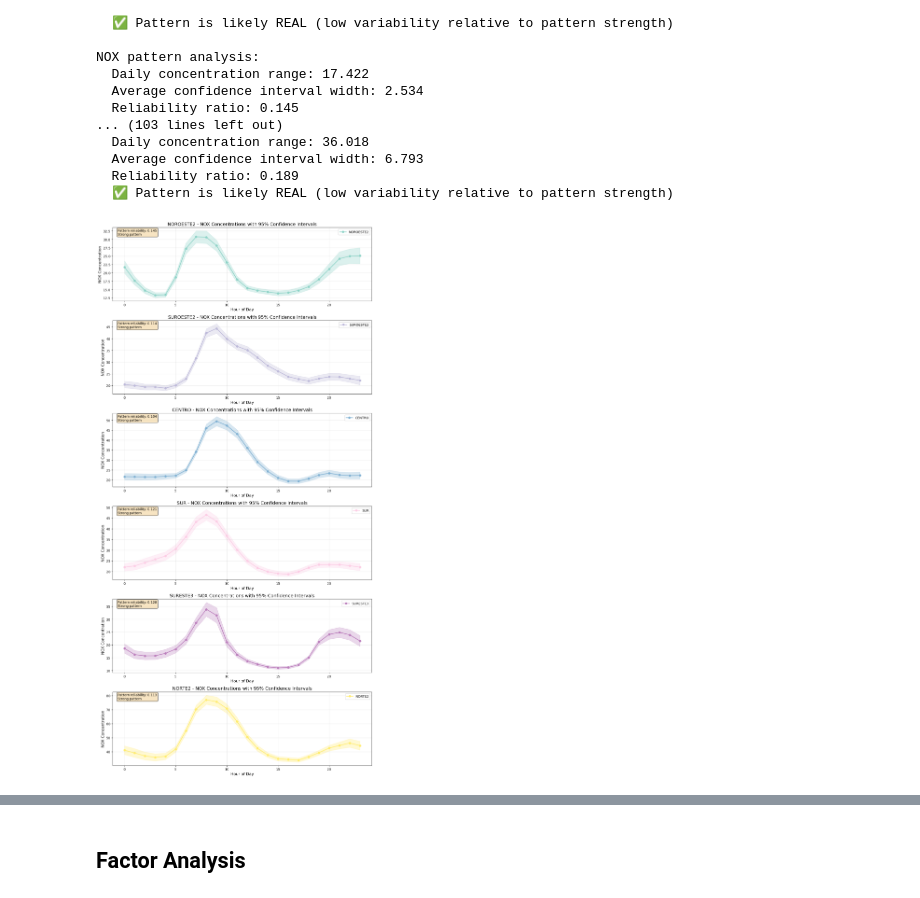
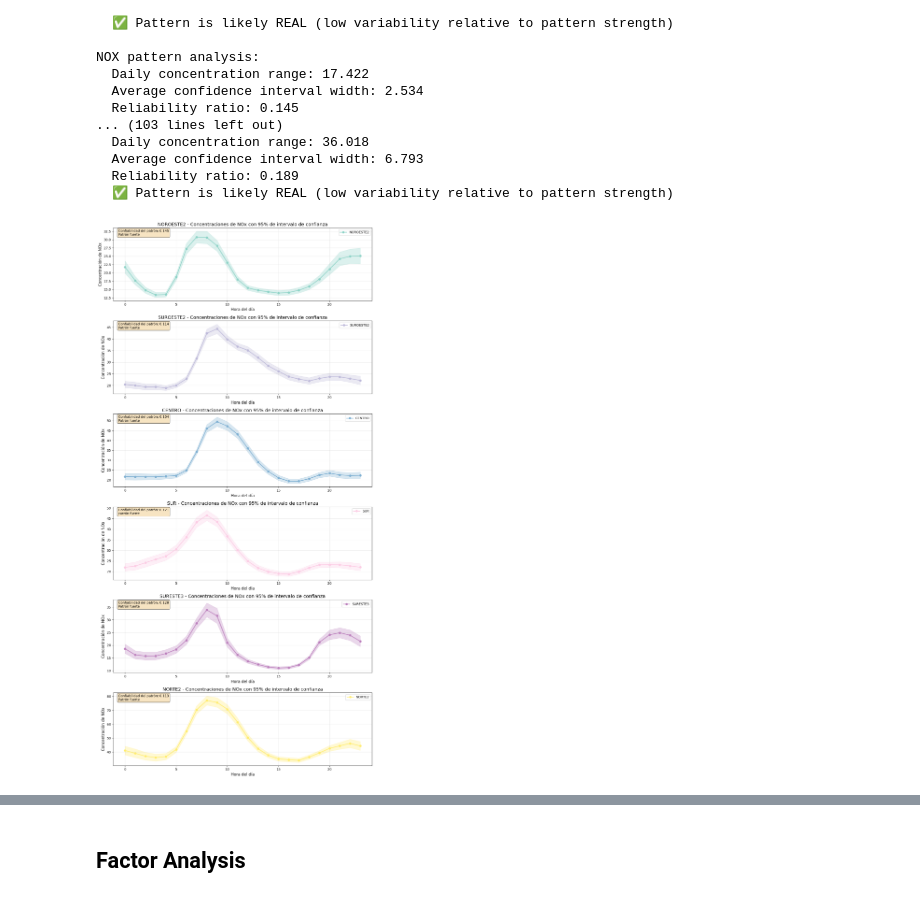
Before and after one commit to brbrbre/SIMA_Project_2, a Jupyter notebook: MA2003B_R_regression_analysis.ipynb, the cells around one changed output, grey strips where cells are left out. Cells and saved outputs as stored; diff of their text form; code cells hidden in the pictures.

```diff
--- a/MA2003B_R_regression_analysis.ipynb
+++ b/MA2003B_R_regression_analysis.ipynb
@@ -1042,44 +1042,44 @@ def plot_NOX_confidence_intervals(data_dict, confidence_level=0.95):
         ax.fill_between(hours, ci_lowers, ci_uppers, alpha=0.3, color=colors[idx])
 
         # Customize the plot
-        ax.set_xlabel('Hour of Day', fontsize=12)
-        ax.set_ylabel('NOX Concentration', fontsize=12)
-        ax.set_title(f'{station} - NOX Concentrations with {int(confidence_level*100)}% Confidence Intervals', fontsize=14)
+        ax.set_xlabel('Hora del día', fontsize=12)
+        ax.set_ylabel('Concentración de NOx', fontsize=12)
+        ax.set_title(f'{station} - Concentraciones de NOx con {int(confidence_level*100)}% de intervalo de confianza', fontsize=14)
         ax.grid(True, alpha=0.3)
         ax.legend()
 
         # Add statistical summary to the plot
         daily_range = np.nanmax(means) - np.nanmin(means)
         avg_ci_width = np.nanmean([u - l for l, u in zip(ci_lowers, ci_uppers)])
 
         if daily_range > 0:
             reliability_ratio = avg_ci_width / daily_range
-            reliability_text = f"Pattern reliability: {reliability_ratio:.3f}\n"
+            reliability_text = f"Confiabilidad del patrón: {reliability_ratio:.3f}\n"
             if reliability_ratio < 0.3:
-                reliability_text += "Strong pattern"
+                reliability_text += "Patrón fuerte"
             elif reliability_ratio < 0.6:
-                reliability_text += "Moderate pattern"
+                reliability_text += "Patrón moderado"
             else:
-                reliability_text += "Weak pattern (potentially misleading)"
+                reliability_text += "Patrón débil (potencialmente engañoso)"
         else:
-            reliability_text = "No discernible pattern"
+            reliability_text = "No hay un patrón visible"
 
         ax.text(0.02, 0.98, reliability_text, transform=ax.transAxes, verticalalignment='top',
                 bbox=dict(boxstyle='round', facecolor='wheat', alpha=0.8))
 
     plt.tight_layout()
     plt.savefig('NOX_confidence_intervals.png', dpi=300, bbox_inches='tight')
     plt.show()
 
 # Prepare the NOX data
 f24_clean_NOX = {}
 for key, val in f24_clean_weekday_v2.items():
     f24_clean_NOX[key] = val[['date', 'NOX', 'weekday', 'Hora']]
 
 # Generate the visualization
 plot_NOX_confidence_intervals(f24_clean_NOX)
 # %% [output]
-[figure, old version]
+[figure, new version]
 # %%
 f24_clean_weekday_v2["NOROESTE2"]
 # %% [output]
```
Also changed, not shown: parts of 3 cells of this notebook, 2 other files.
